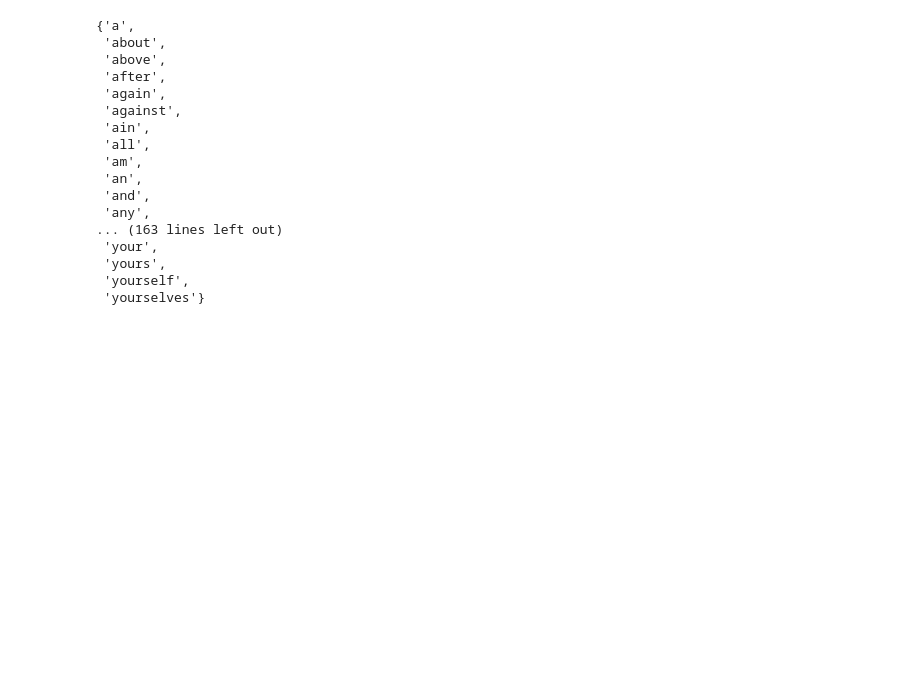
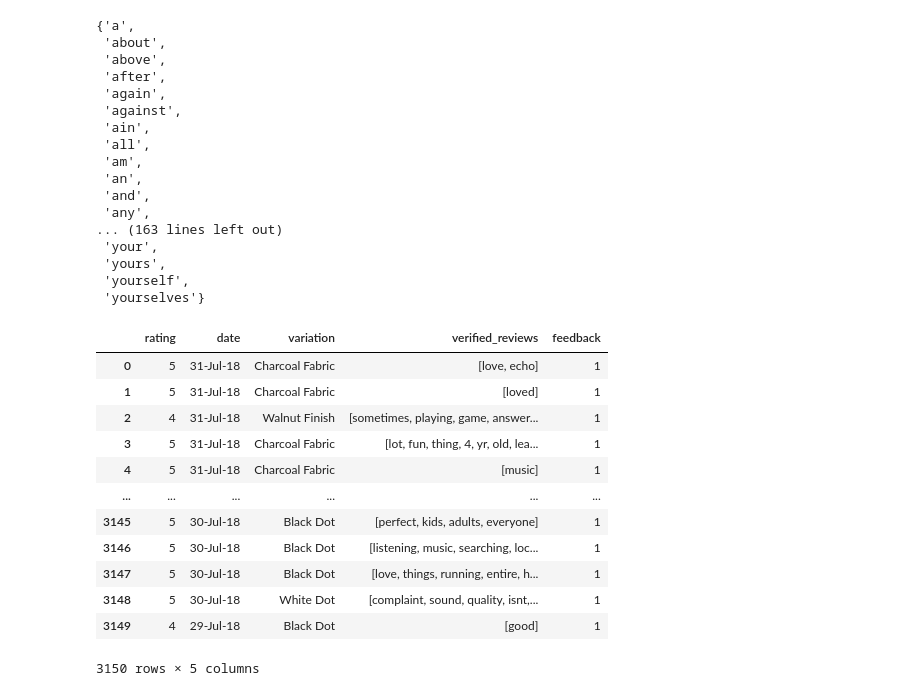
Before and after one commit to fadkeabhi/DSBDA-LAB, a Jupyter notebook: 15_text.ipynb, the cells around one changed output. Drawn from its saved outputs; the diff is of its cells as text; code cells hidden in the pictures; blank space fills up the shorter version.

```diff
--- a/15_text.ipynb
+++ b/15_text.ipynb
@@ -193,4 +193,19 @@ stop_words
  'yourself',
  'yourselves'}
 # %%
-df["verified_reviews"].apply(lambda x: [word for word in x if word ])
+df["verified_reviews"] = df["verified_reviews"].apply(lambda x: [word for word in x if word not in stop_words])
+df
+# %% [output]
+|  | rating | date | variation | verified_reviews | feedback |
+| 0 | 5 | 31-Jul-18 | Charcoal Fabric | [love, echo] | 1 |
+| 1 | 5 | 31-Jul-18 | Charcoal Fabric | [loved] | 1 |
+| 2 | 4 | 31-Jul-18 | Walnut Finish | [sometimes, playing, game, answer... | 1 |
+| 3 | 5 | 31-Jul-18 | Charcoal Fabric | [lot, fun, thing, 4, yr, old, lea... | 1 |
+| 4 | 5 | 31-Jul-18 | Charcoal Fabric | [music] | 1 |
+| ... | ... | ... | ... | ... | ... |
+| 3145 | 5 | 30-Jul-18 | Black Dot | [perfect, kids, adults, everyone] | 1 |
+| 3146 | 5 | 30-Jul-18 | Black Dot | [listening, music, searching, loc... | 1 |
+| 3147 | 5 | 30-Jul-18 | Black Dot | [love, things, running, entire, h... | 1 |
+| 3148 | 5 | 30-Jul-18 | White Dot | [complaint, sound, quality, isnt,... | 1 |
+| 3149 | 4 | 29-Jul-18 | Black Dot | [good] | 1 |
+3150 rows × 5 columns
```
